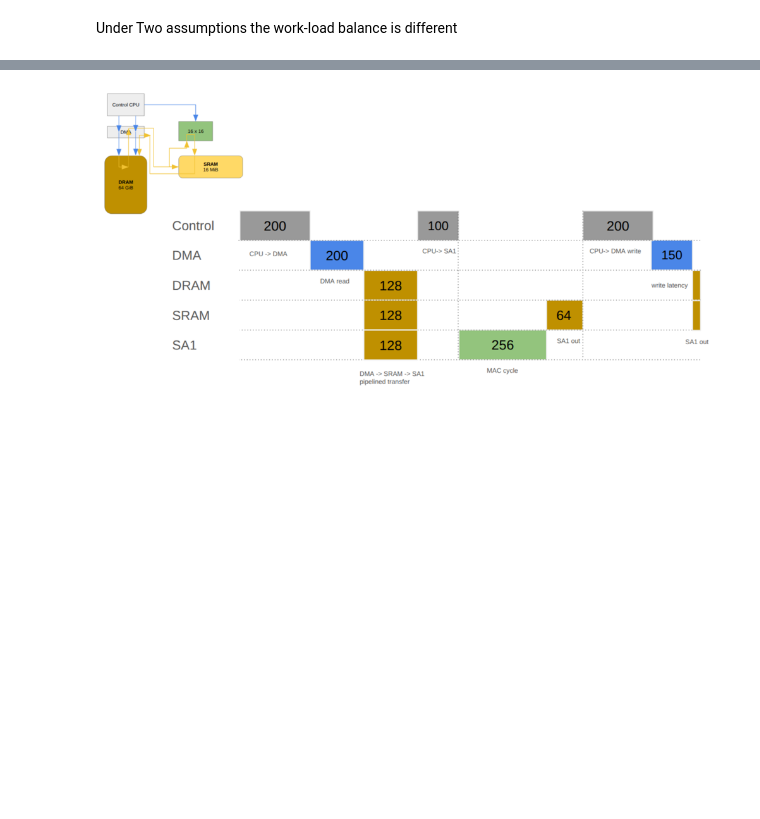
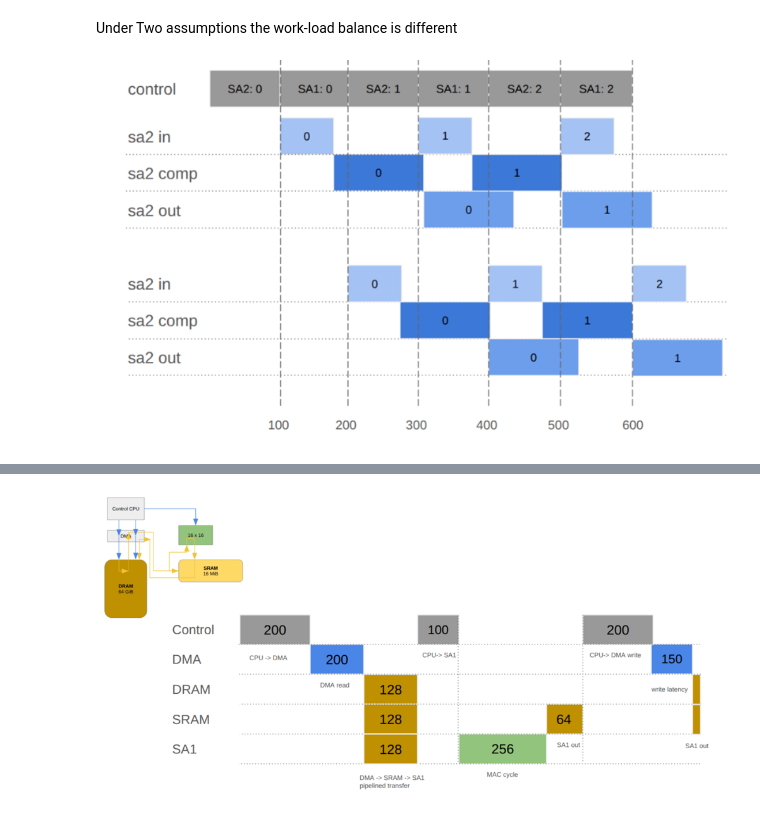
Before and after one commit to raulniconico/Flash-Attention-Assignment, a Jupyter notebook: 2.hardware_profile.ipynb, the cells around one changed output, grey strips where cells are left out. Saved outputs shown, nothing was run; the diff lists cells and outputs as text; code cells hidden in the pictures; blank space fills up the shorter version.

```diff
--- a/2.hardware_profile.ipynb
+++ b/2.hardware_profile.ipynb
@@ -79,3 +79,7 @@ sa1 macs: 65536, cycle:256
 sa2 macs: 131072, cycle:256
 # %% [markdown]
 Under Two assumptions the work-load balance is different
+# %%
+plot("img/control_seq.png", 800)
+# %% [output]
+[figure, added]
```
Also changed, not shown: parts of 5 cells of this notebook, 6 other files.
